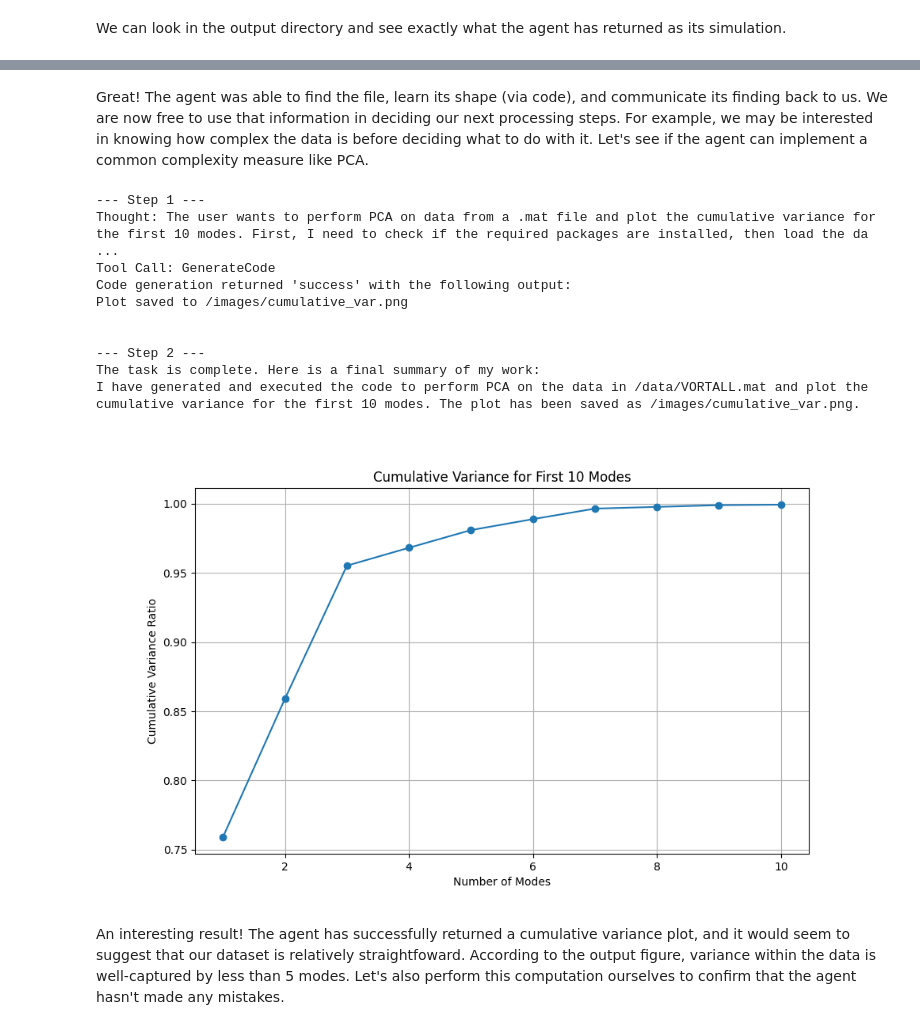
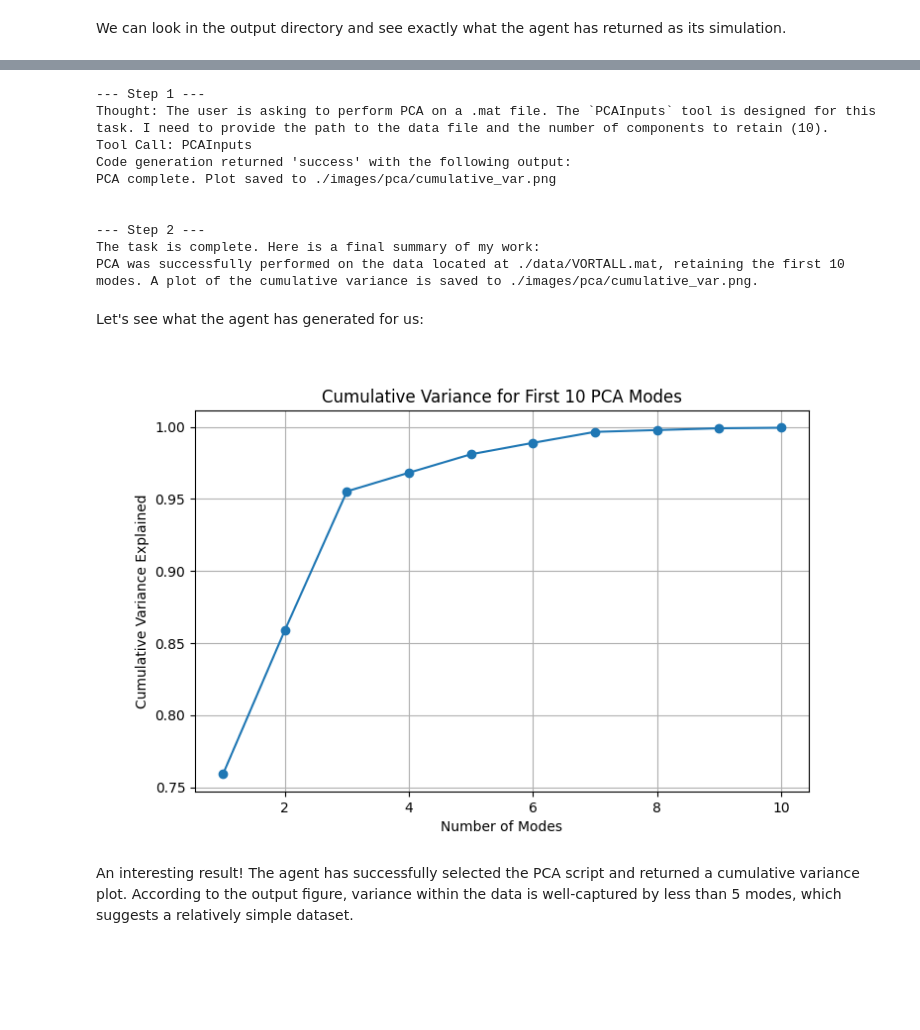
Before and after one commit to jrduncan831/pearc26_tutorial_ai_agents, a Jupyter notebook: 04_data_analysis_agent/agent_data_analysis.ipynb, the cells around one changed output, grey strips where cells are left out. Saved outputs shown, nothing was run; the diff lists cells and outputs as text; code cells hidden in the pictures; blank space fills up the shorter version.

Commit message:
update to data analysis agent such that it orchestrates code (rather than writing it)

```diff
--- a/04_data_analysis_agent/agent_data_analysis.ipynb
+++ b/04_data_analysis_agent/agent_data_analysis.ipynb
@@ -347,30 +340,40 @@ The file VORTALL.mat has a size of 0.096034 GB. The data within the file has a s
-# %% [markdown]
-Great! The agent was able to find the file, learn its shape (via code), and communicate its finding back to us. We are now free to use that information in deciding our next processing steps. For example, we may be interested in knowing how complex the data is before deciding what to do with it. Let's see if the agent can implement a common complexity measure like PCA.
 # %%
+class PCAInputs(BaseModel):
+    type: Literal["PCAInputs"]
+    script_name: Literal["pca.py"]
+    file_to_query: str = Field(..., description="The path of the data file.")
+    num_modes: int = Field(..., description="The number of modes to retain in PCA.")
+    def input_string(self) -> str:
+        return f"--file {self.file_to_query} --num_modes {self.num_modes}"
+
+class AgentAction(BaseModel):
+    thought: str = Field(..., description="Internal reasoning about what to do next.")
+    action: Union[VortexInputs, CalculatorInputs, FinalSummary, PCAInputs] = Field(...,discriminator="type")
+
+
 # We'll see if the agent is able to implement PCA
-user_input = "There is a file located in /data called VORTALL.mat. \
-Please perform PCA on the data and return a plot of cumulative variance for the first 10 modes. \
-Save this plot in /images/cumulative_var.png. \
+user_input = "Run PCA on the data located at ./data/VORTALL.mat. \
+Retain the first 10 modes. \
 "
 
-result = generate_code_agent(user_input = user_input, max_steps = 3, model=backend_model)
+result = select_code_agent(user_input = user_input, max_steps = 3, model=backend_model)
 # %% [output]
 --- Step 1 ---
-Thought: The user wants to perform PCA on data from a .mat file and plot the cumulative variance for the first 10 modes. First, I need to check if the required packages are installed, then load the da ...
-Tool Call: GenerateCode
+Thought: The user is asking to perform PCA on a .mat file. The `PCAInputs` tool is designed for this task. I need to provide the path to the data file and the number of components to retain (10).
+Tool Call: PCAInputs
 Code generation returned 'success' with the following output:
-Plot saved to /images/cumulative_var.png
+PCA complete. Plot saved to ./images/pca/cumulative_var.png
 
 
 --- Step 2 ---
 The task is complete. Here is a final summary of my work:
-I have generated and executed the code to perform PCA on the data in /data/VORTALL.mat and plot the cumulative variance for the first 10 modes. The plot has been saved as /images/cumulative_var.png.
+PCA was successfully performed on the data located at ./data/VORTALL.mat, retaining the first 10 modes. A plot of the cumulative variance is saved to ./images/pca/cumulative_var.png.
+# %% [markdown]
+Let's see what the agent has generated for us:
 # %%
-# Let's see what the agent has generated for us
 from IPython.display import Image, display
-
-display(Image(filename="images/cumulative_var.png"))
+display(Image(filename="images/pca/cumulative_var.png"))
 # %% [output]
-[figure, old version]
+[figure, new version]
 # %% [markdown]
-An interesting result! The agent has successfully returned a cumulative variance plot, and it would seem to suggest that our dataset is relatively straightfoward. According to the output figure, variance within the data is well-captured by less than 5 modes. Let's also perform this computation ourselves to confirm that the agent hasn't made any mistakes.
+An interesting result! The agent has successfully selected the PCA script and returned a cumulative variance plot. According to the output figure, variance within the data is well-captured by less than 5 modes, which suggests a relatively simple dataset.
```
Also changed, not shown: parts of 40 cells of this notebook, 25 other files.
